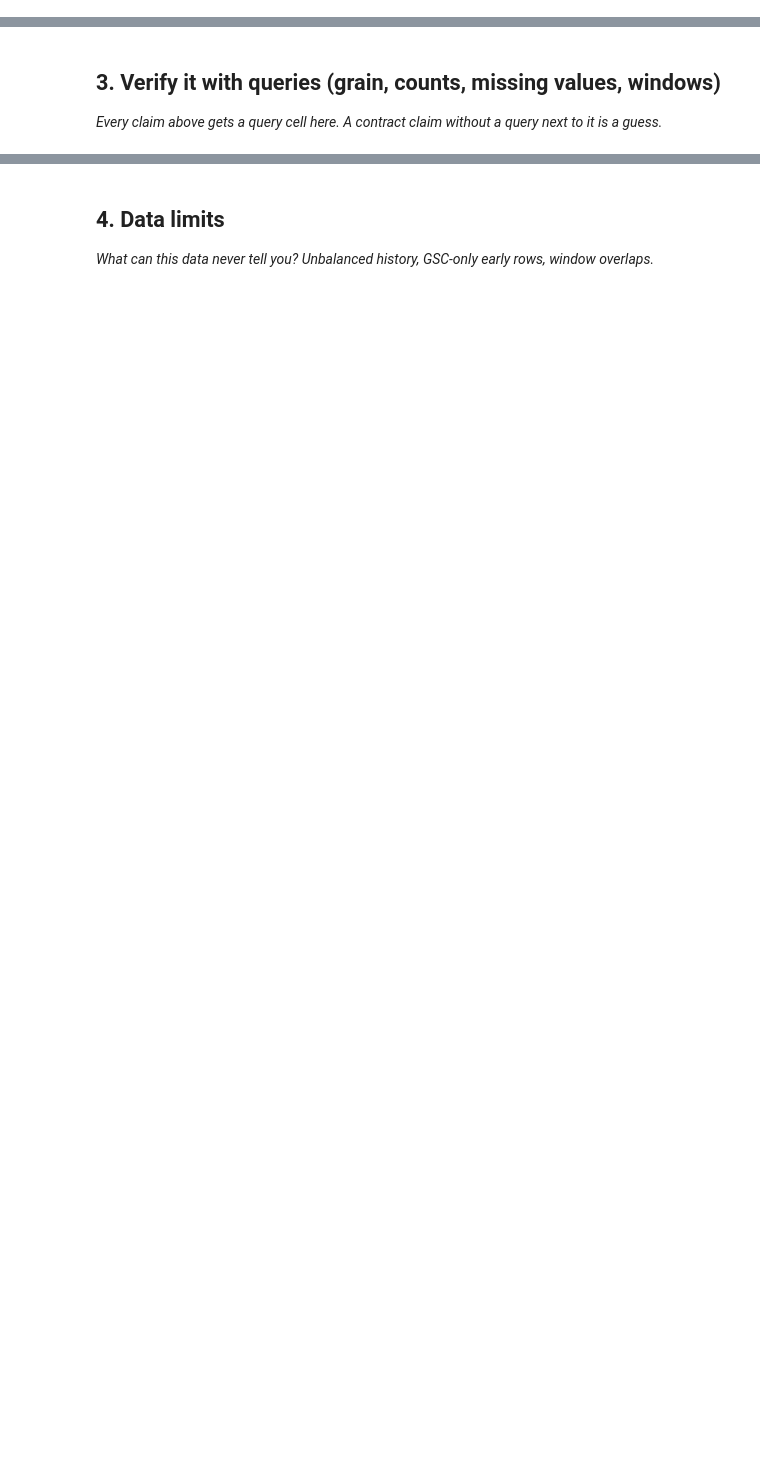
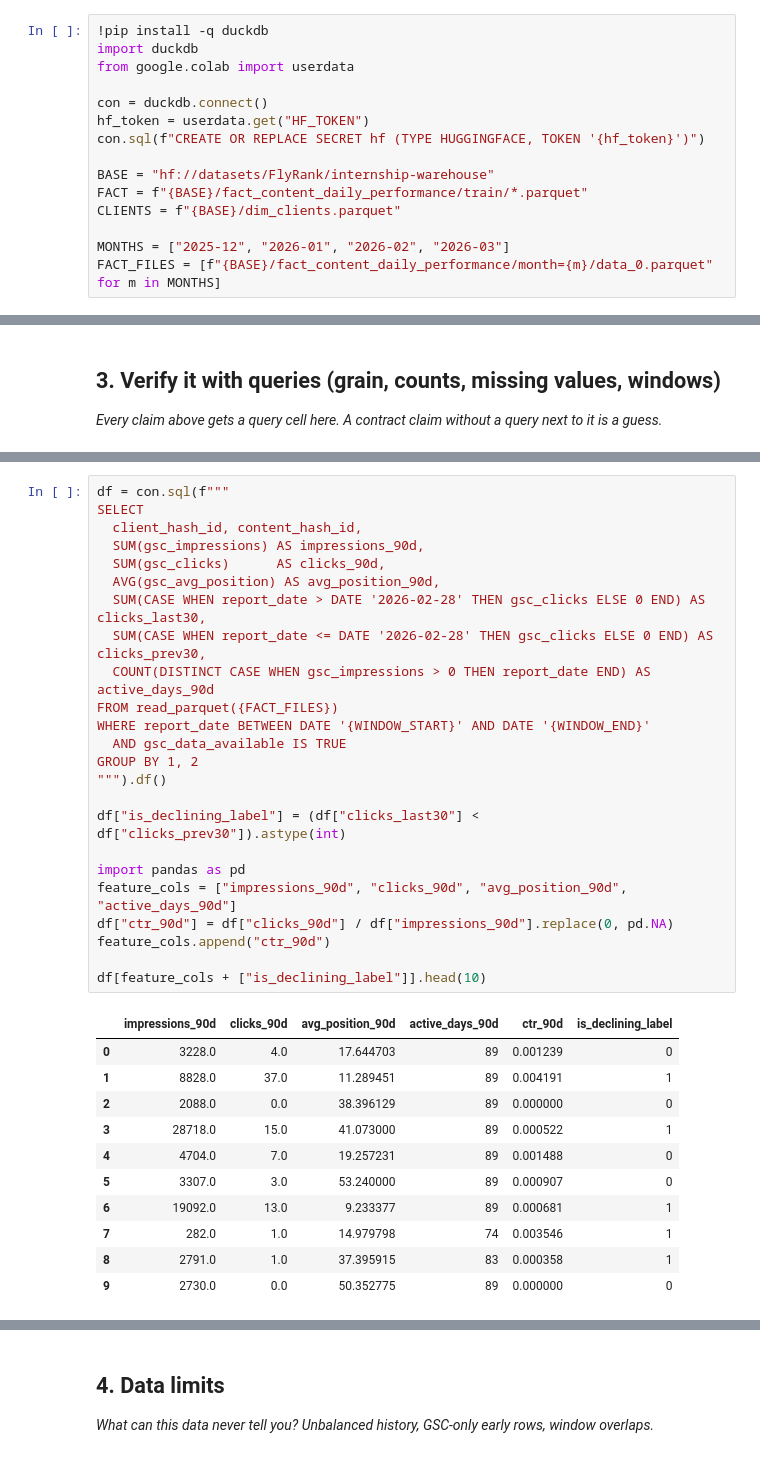
Before and after one commit to Devaaldo/flyrank-ml, a Jupyter notebook: work/notebooks/w03_data_contract.ipynb, the cells around one changed output, grey strips where cells are left out. Drawn from its saved outputs; the diff is of its cells as text; blank space fills up the shorter version.

```diff
--- a/work/notebooks/w03_data_contract.ipynb
+++ b/work/notebooks/w03_data_contract.ipynb
@@ -6,6 +6,21 @@
 This skeleton is yours to fill. Work the sections **in order** — each one has a one-line hint. Simple words, honest numbers.
 
 > Working with an AI assistant? Tell it to read `skills/README.md` first and load the one skill this assignment names on its card.
+# %%
+!pip install -q duckdb
+import duckdb
+from google.colab import userdata
+
+con = duckdb.connect()
+hf_token = userdata.get("HF_TOKEN")
+con.sql(f"CREATE OR REPLACE SECRET hf (TYPE HUGGINGFACE, TOKEN '{hf_token}')")
+
+BASE = "hf://datasets/FlyRank/internship-warehouse"
+FACT = f"{BASE}/fact_content_daily_performance/train/*.parquet"
+CLIENTS = f"{BASE}/dim_clients.parquet"
+
+MONTHS = ["2025-12", "2026-01", "2026-02", "2026-03"]
+FACT_FILES = [f"{BASE}/fact_content_daily_performance/month={m}/data_0.parquet" for m in MONTHS]
 # %% [markdown]
 ## 1. Unit of analysis + time window
 
@@ -29,0 +121,36 @@ This skeleton is yours to fill. Work the sections **in order** — each one has
+# %%
+df = con.sql(f"""
+SELECT
+  client_hash_id, content_hash_id,
+  SUM(gsc_impressions) AS impressions_90d,
+  SUM(gsc_clicks)      AS clicks_90d,
+  AVG(gsc_avg_position) AS avg_position_90d,
+  SUM(CASE WHEN report_date > DATE '2026-02-28' THEN gsc_clicks ELSE 0 END) AS clicks_last30,
+  SUM(CASE WHEN report_date <= DATE '2026-02-28' THEN gsc_clicks ELSE 0 END) AS clicks_prev30,
+  COUNT(DISTINCT CASE WHEN gsc_impressions > 0 THEN report_date END) AS active_days_90d
+FROM read_parquet({FACT_FILES})
+WHERE report_date BETWEEN DATE '{WINDOW_START}' AND DATE '{WINDOW_END}'
+  AND gsc_data_available IS TRUE
+GROUP BY 1, 2
+""").df()
+
+df["is_declining_label"] = (df["clicks_last30"] < df["clicks_prev30"]).astype(int)
+
+import pandas as pd
+feature_cols = ["impressions_90d", "clicks_90d", "avg_position_90d", "active_days_90d"]
+df["ctr_90d"] = df["clicks_90d"] / df["impressions_90d"].replace(0, pd.NA)
+feature_cols.append("ctr_90d")
+
+df[feature_cols + ["is_declining_label"]].head(10)
+# %% [output]
+|  | impressions_90d | clicks_90d | avg_position_90d | active_days_90d | ctr_90d | is_declining_label |
+| 0 | 3228.0 | 4.0 | 17.644703 | 89 | 0.001239 | 0 |
+| 1 | 8828.0 | 37.0 | 11.289451 | 89 | 0.004191 | 1 |
+| 2 | 2088.0 | 0.0 | 38.396129 | 89 | 0.000000 | 0 |
+| 3 | 28718.0 | 15.0 | 41.073000 | 89 | 0.000522 | 1 |
+| 4 | 4704.0 | 7.0 | 19.257231 | 89 | 0.001488 | 0 |
+| 5 | 3307.0 | 3.0 | 53.240000 | 89 | 0.000907 | 0 |
+| 6 | 19092.0 | 13.0 | 9.233377 | 89 | 0.000681 | 1 |
+| 7 | 282.0 | 1.0 | 14.979798 | 74 | 0.003546 | 1 |
+| 8 | 2791.0 | 1.0 | 37.395915 | 83 | 0.000358 | 1 |
+| 9 | 2730.0 | 0.0 | 50.352775 | 89 | 0.000000 | 0 |
```
Also changed, not shown: parts of 7 cells of this notebook.
